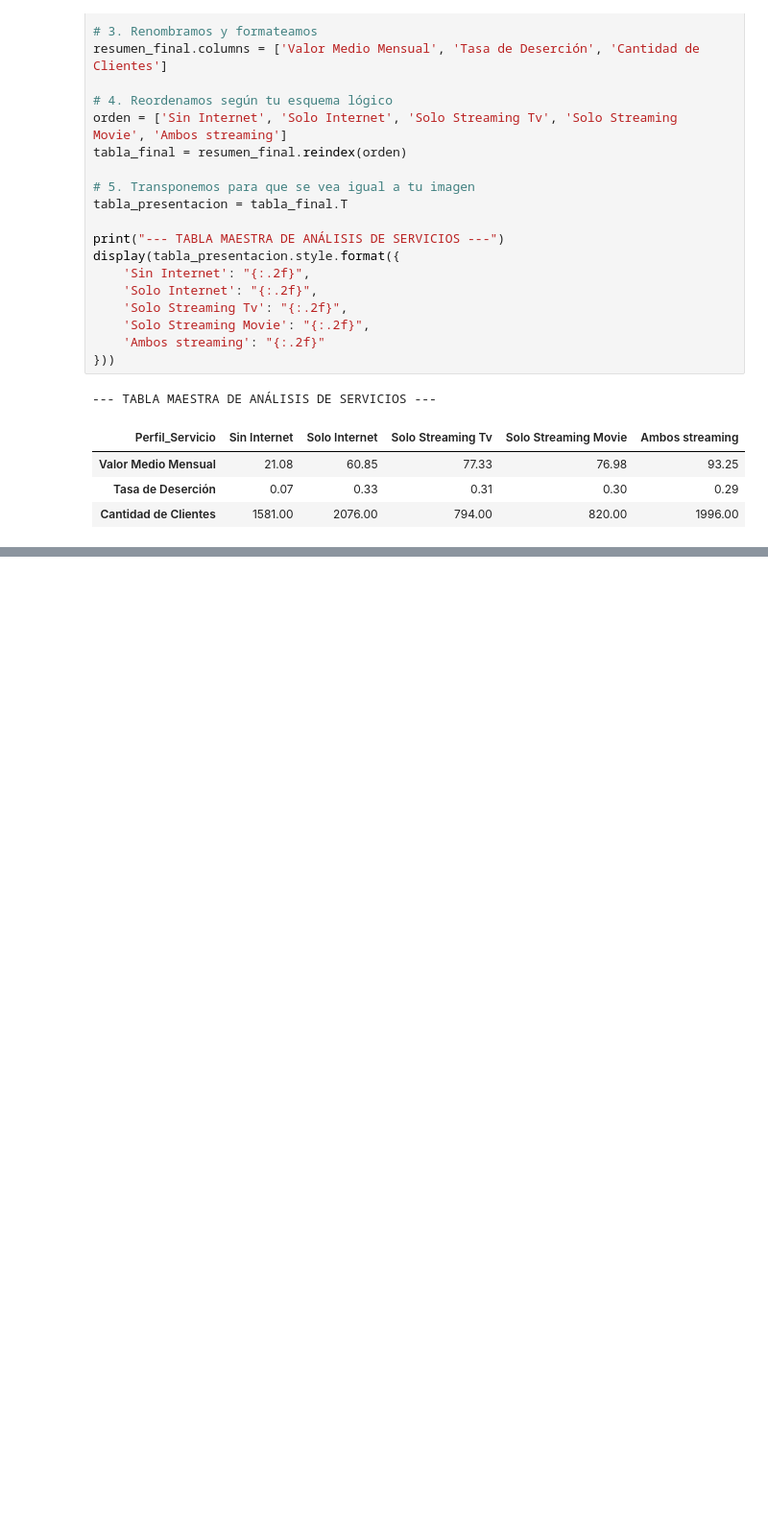
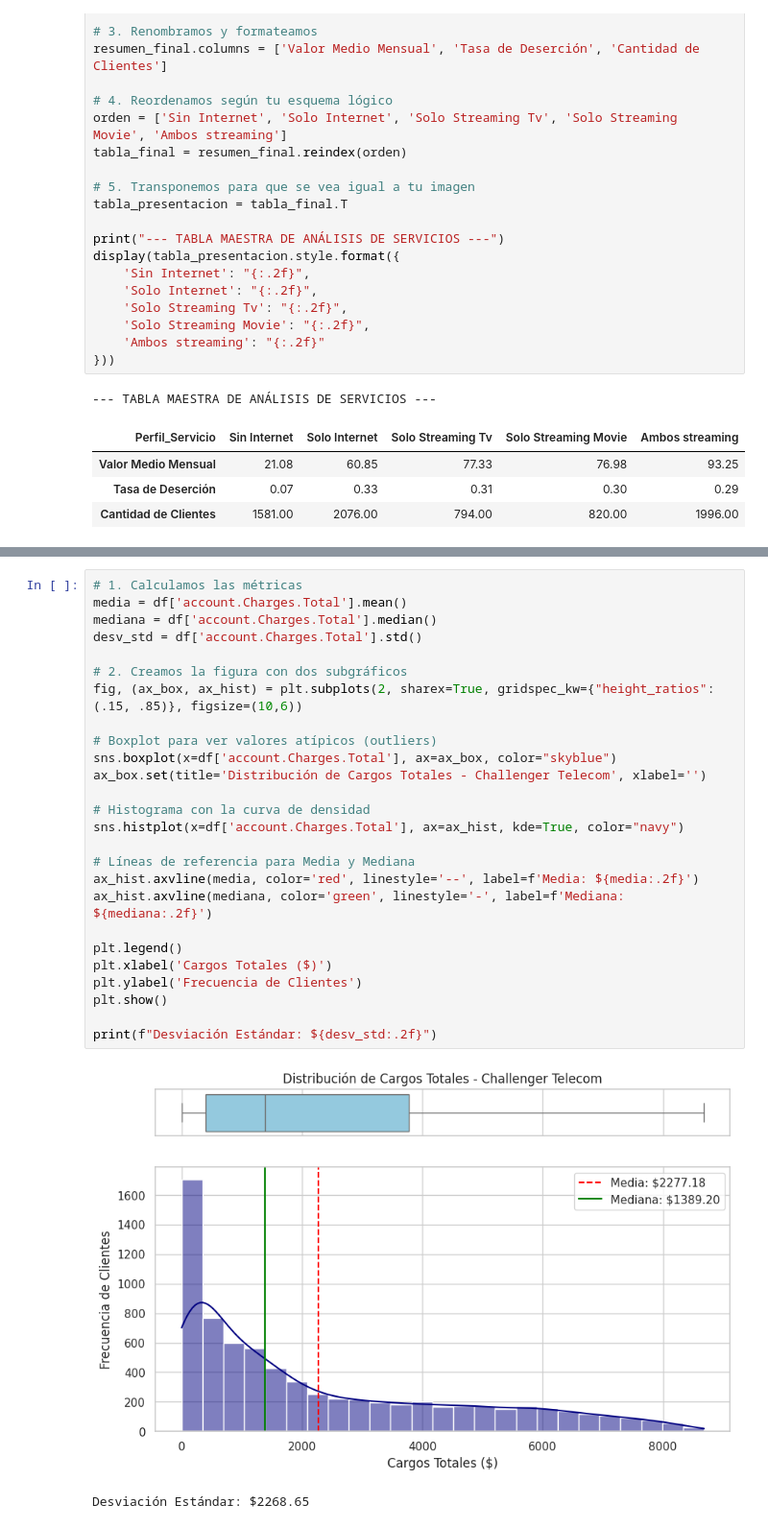
Before and after one commit to lstredel/Challenge-Telecom-X, a Jupyter notebook: Challenge_TelecomX.ipynb, the cells around one changed output, grey strips where cells are left out. Shown at 96% size. Saved outputs shown, nothing was run; the diff lists cells and outputs as text; blank space fills up the shorter version.

```diff
--- a/Challenge_TelecomX.ipynb
+++ b/Challenge_TelecomX.ipynb
@@ -980,0 +1042,29 @@ display(desagregado[['Valor_Medio_Mensual', 'Tasa_Churn_Interna', '% del Total d
+# %%
+# 1. Calculamos las métricas
+media = df['account.Charges.Total'].mean()
+mediana = df['account.Charges.Total'].median()
+desv_std = df['account.Charges.Total'].std()
+
+# 2. Creamos la figura con dos subgráficos
+fig, (ax_box, ax_hist) = plt.subplots(2, sharex=True, gridspec_kw={"height_ratios": (.15, .85)}, figsize=(10,6))
+
+# Boxplot para ver valores atípicos (outliers)
+sns.boxplot(x=df['account.Charges.Total'], ax=ax_box, color="skyblue")
+ax_box.set(title='Distribución de Cargos Totales - Challenger Telecom', xlabel='')
+
+# Histograma con la curva de densidad
+sns.histplot(x=df['account.Charges.Total'], ax=ax_hist, kde=True, color="navy")
+
+# Líneas de referencia para Media y Mediana
+ax_hist.axvline(media, color='red', linestyle='--', label=f'Media: ${media:.2f}')
+ax_hist.axvline(mediana, color='green', linestyle='-', label=f'Mediana: ${mediana:.2f}')
+
+plt.legend()
+plt.xlabel('Cargos Totales ($)')
+plt.ylabel('Frecuencia de Clientes')
+plt.show()
+
+print(f"Desviación Estándar: ${desv_std:.2f}")
+# %% [output]
+[figure, added]
+Desviación Estándar: $2268.65
```
Also changed, not shown: parts of 22 cells of this notebook.
